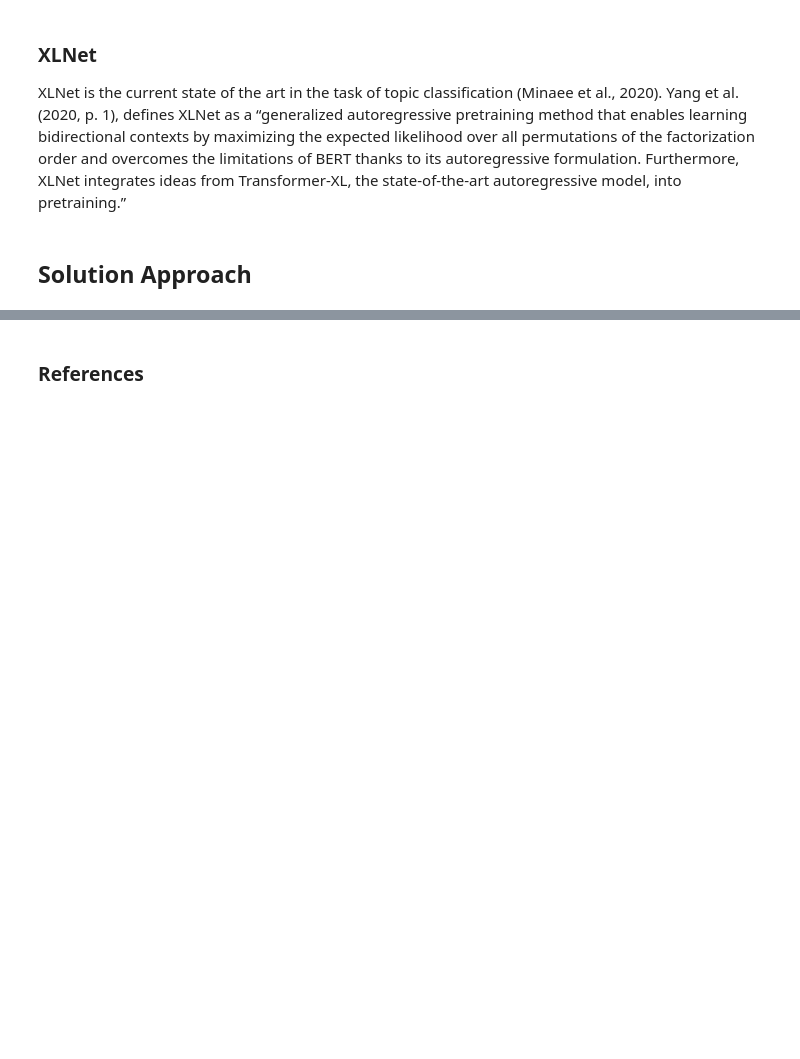
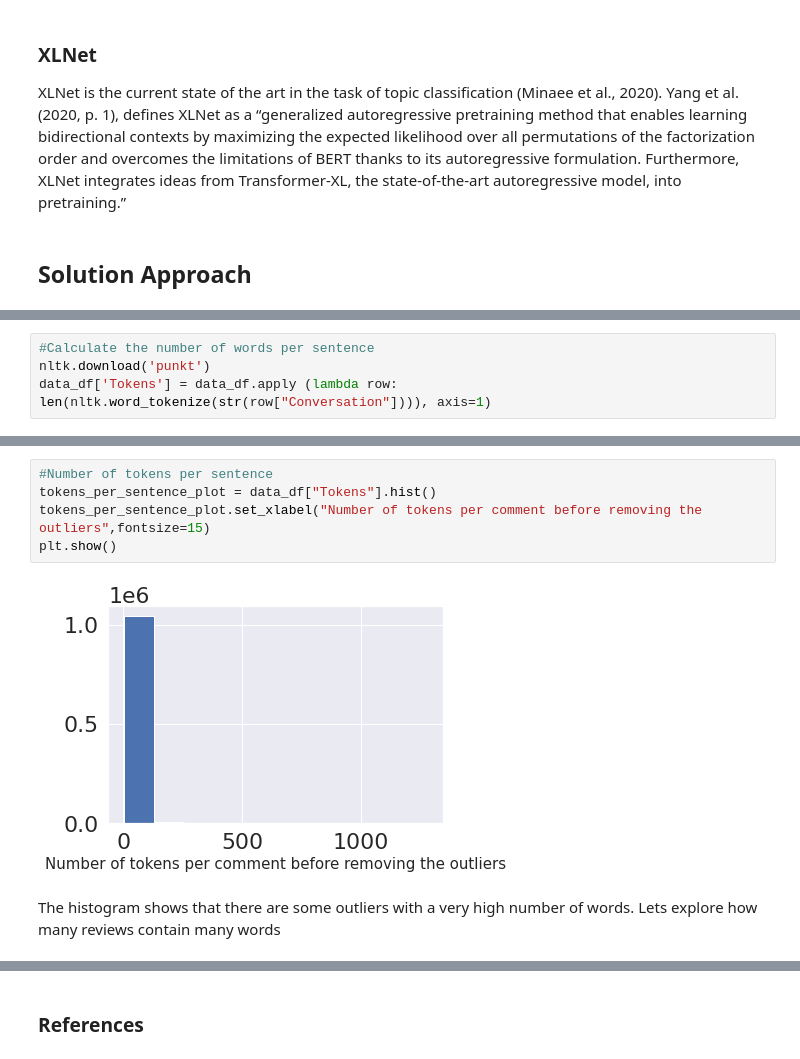
Before and after one commit to prestrepoh/NLP-techniques-for-topic-extraction, a Jupyter notebook: notebooks/complete-thesis.ipynb, the cells around one changed output, grey strips where cells are left out. Cells and saved outputs as stored; diff of their text form; blank space fills up the shorter version.

```diff
--- a/notebooks/complete-thesis.ipynb
+++ b/notebooks/complete-thesis.ipynb
@@ -166,0 +339,4 @@ Understanding the data being used is an important step on any data science proje
+# %%
+#Calculate the number of words per sentence
+nltk.download('punkt')
+data_df['Tokens'] = data_df.apply (lambda row: len(nltk.word_tokenize(str(row["Conversation"]))), axis=1)
@@ -166,0 +346,9 @@ Understanding the data being used is an important step on any data science proje
+# %%
+#Number of tokens per sentence
+tokens_per_sentence_plot = data_df["Tokens"].hist()
+tokens_per_sentence_plot.set_xlabel("Number of tokens per comment before removing the outliers",fontsize=15)
+plt.show()
+# %% [output]
+[figure, added]
+# %% [markdown]
+The histogram shows that there are some outliers with a very high number of words. Lets explore how many reviews contain many words
```
Also changed, not shown: parts of 118 cells of this notebook.
